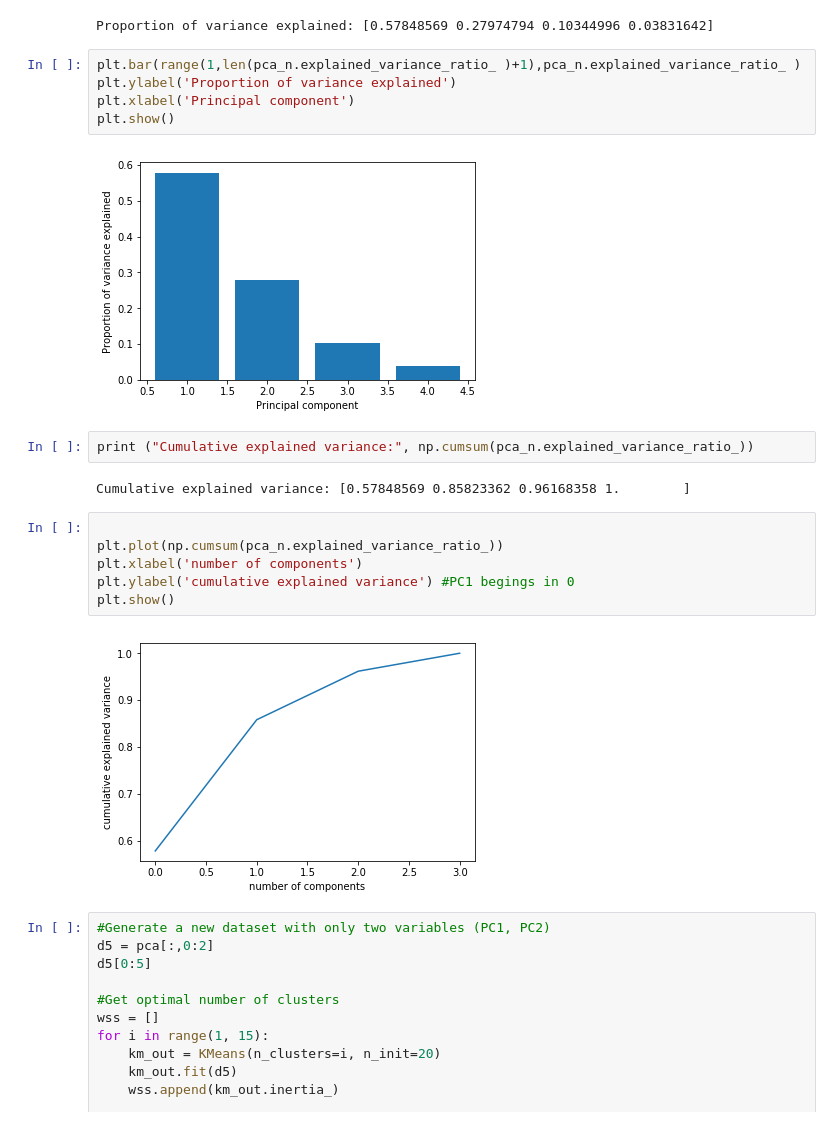
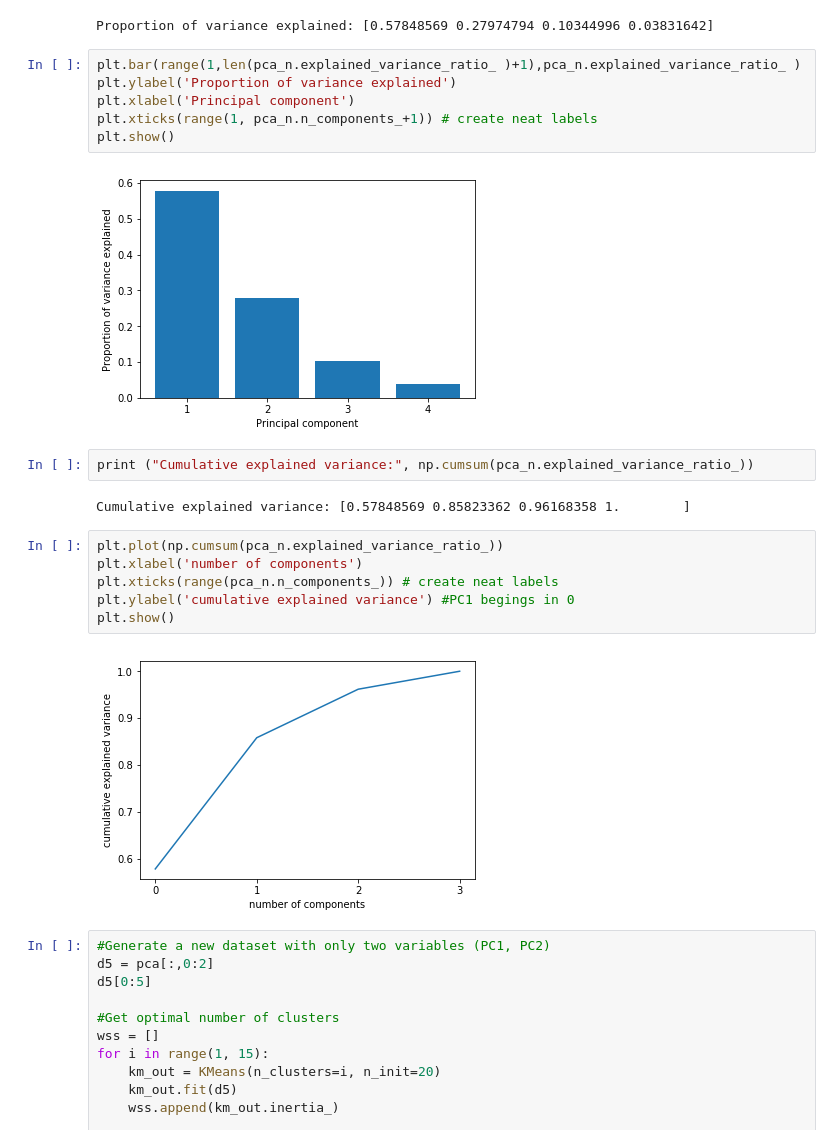
Before and after one commit to ccs-amsterdam/ccsbook, a Jupyter notebook: chapter08/EDA_py.ipynb, the cells around one changed output. Saved outputs shown, nothing was run; the diff lists cells and outputs as text.

```diff
--- a/chapter08/EDA_py.ipynb
+++ b/chapter08/EDA_py.ipynb
@@ -417,22 +440,23 @@ Proportion of variance explained: [0.57848569 0.27974794 0.10344996 0.03831642]
 # %%
 plt.bar(range(1,len(pca_n.explained_variance_ratio_ )+1),pca_n.explained_variance_ratio_ )
 plt.ylabel('Proportion of variance explained')
 plt.xlabel('Principal component')
+plt.xticks(range(1, pca_n.n_components_+1)) # create neat labels
 plt.show()
 # %% [output]
-[figure, old version]
+[figure, new version]
 # %%
 print ("Cumulative explained variance:", np.cumsum(pca_n.explained_variance_ratio_))
 # %% [output]
 Cumulative explained variance: [0.57848569 0.85823362 0.96168358 1.        ]
 # %%
-
 plt.plot(np.cumsum(pca_n.explained_variance_ratio_))
 plt.xlabel('number of components')
+plt.xticks(range(pca_n.n_components_)) # create neat labels
 plt.ylabel('cumulative explained variance') #PC1 begings in 0
 plt.show()
 # %% [output]
-[figure, old version]
+[figure, new version]
 # %%
 #Generate a new dataset with only two variables (PC1, PC2)
 d5 = pca[:,0:2]
```
Also changed, not shown: parts of 3 cells of this notebook, 4 other files.
